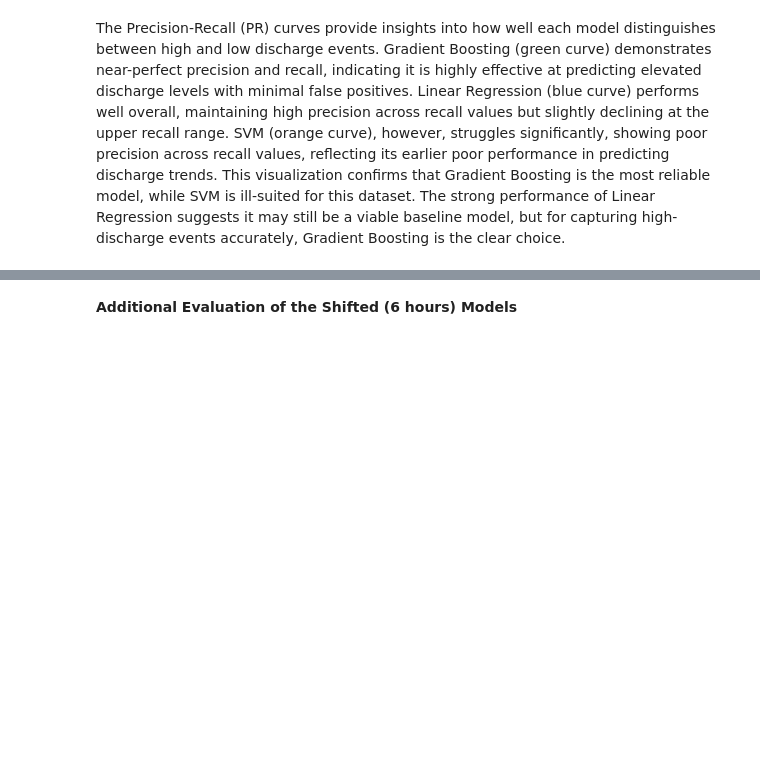
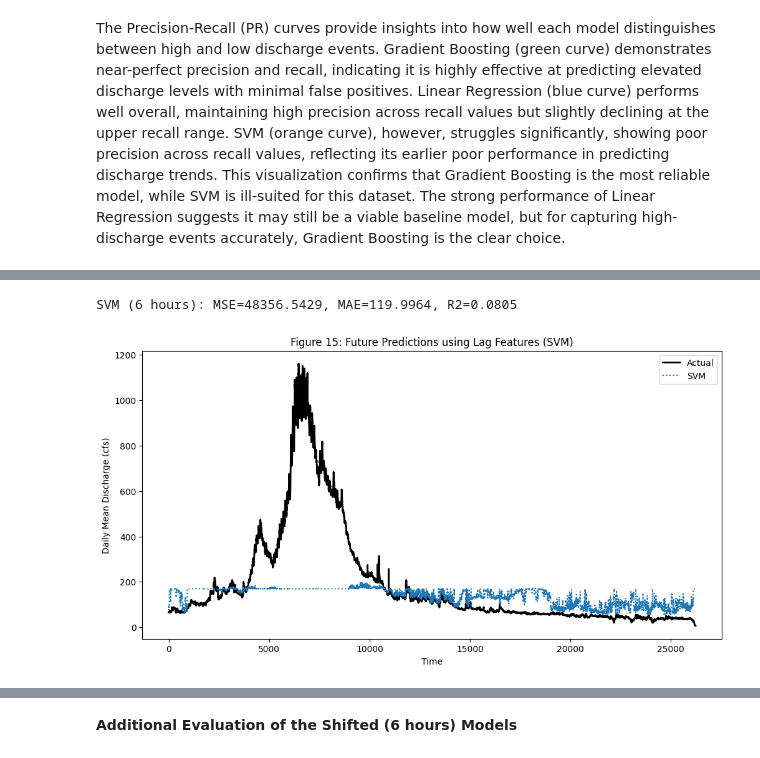
Before and after one commit to elliemmiller/datascience, a Jupyter notebook: SupervisedRegressionFinalPass.ipynb, the cells around one changed output, grey strips where cells are left out. Drawn from its saved outputs; the diff is of its cells as text; code cells hidden in the pictures; blank space fills up the shorter version.

```diff
--- a/SupervisedRegressionFinalPass.ipynb
+++ b/SupervisedRegressionFinalPass.ipynb
@@ -757,0 +741,23 @@ The Precision-Recall (PR) curves provide insights into how well each model disti
+# %%
+# Using the original SVM model (with new/best tuning parameters) with the shifted dataset
+
+# Train and evaluate SVM with specified parameters
+svm_model = SVR(kernel='rbf', C=10, gamma=0.1)
+svm_model.fit(X_train, y_train)
+svm_pred = svm_model.predict(X_test)
+
+# Evaluate model
+evaluate_model("SVM (6 hours)", y_test, svm_pred)
+
+# Plot results
+plt.figure(figsize=(12, 6))
+plt.plot(y_test.values, label='Actual', color='black', linewidth=2)
+plt.plot(svm_pred, label='SVM', linestyle='dotted')
+plt.legend()
+plt.xlabel("Time")
+plt.ylabel("Daily Mean Discharge (cfs)")
+plt.title("Figure 15: Future Predictions using Lag Features (SVM)")
+plt.show()
+# %% [output]
+SVM (6 hours): MSE=48356.5429, MAE=119.9964, R2=0.0805
+[figure, added]
```
Also changed, not shown: parts of 21 cells of this notebook.
